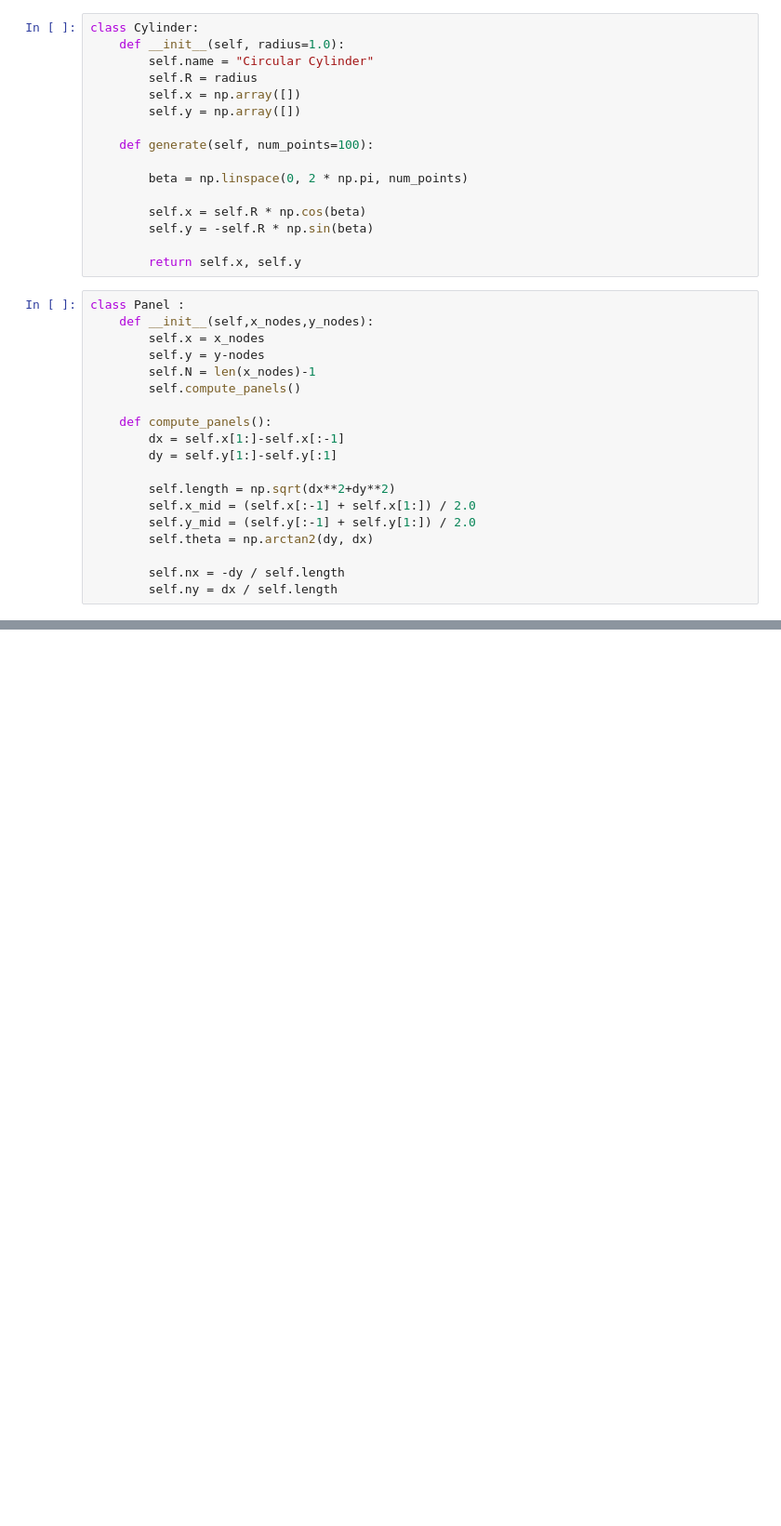
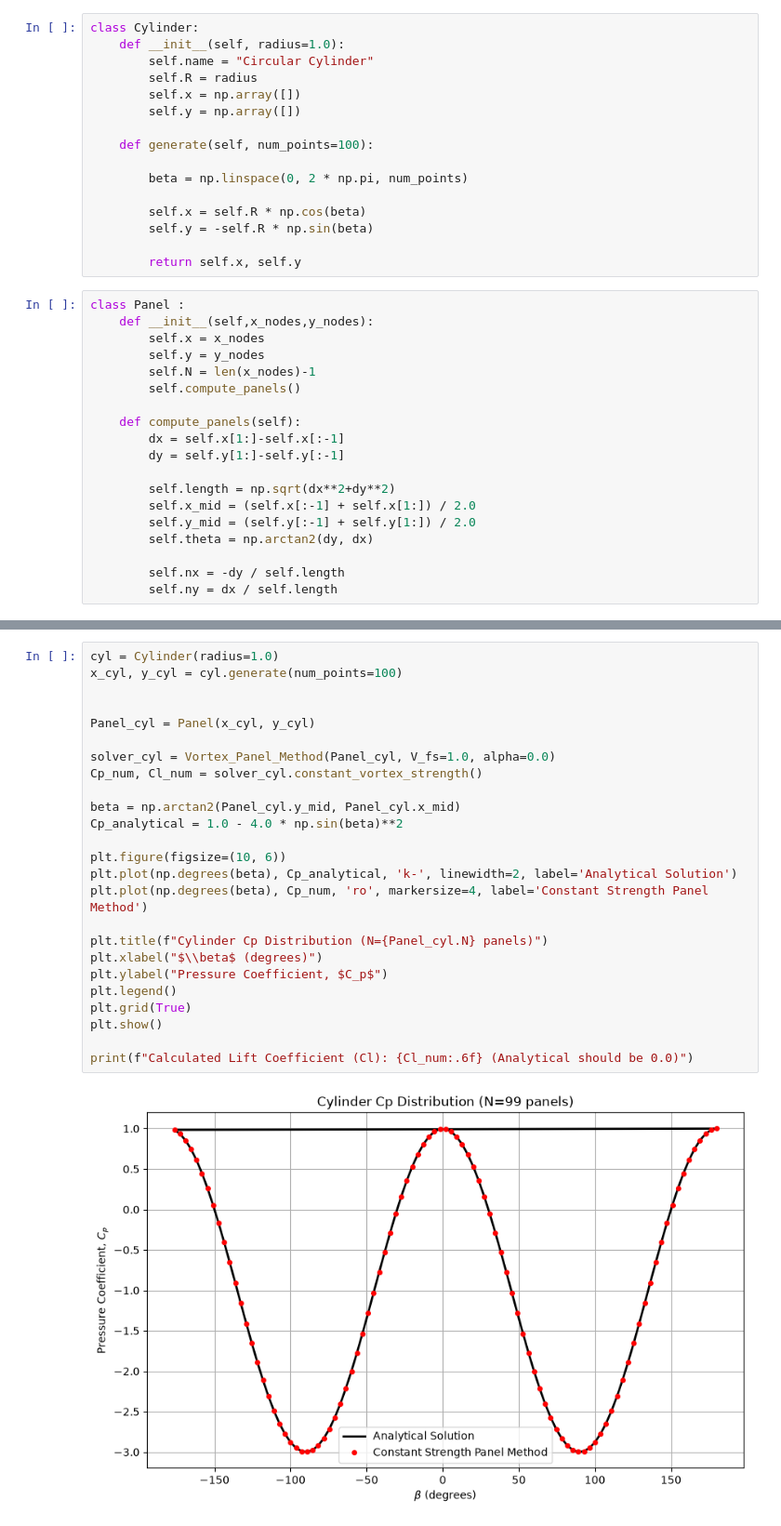
Before and after one commit to Anchalb17/AE801_2026, a Jupyter notebook: vortex_panel_method/SC26M018_vortex_panel_method.ipynb, the cells around one changed output, grey strips where cells are left out. Shown at 93% size. Drawn from its saved outputs; the diff is of its cells as text; blank space fills up the shorter version.

Commit message:
defined the vortex panel class with constant vortex strength and linear vortex strength, and applied it on the circular cylinder, symmetric and cambered airfoil.And did convergence test.

```diff
--- a/vortex_panel_method/SC26M018_vortex_panel_method.ipynb
+++ b/vortex_panel_method/SC26M018_vortex_panel_method.ipynb
@@ -72,13 +104,13 @@ class Cylinder:
 class Panel :
     def __init__(self,x_nodes,y_nodes):
         self.x = x_nodes
-        self.y = y-nodes
+        self.y = y_nodes
         self.N = len(x_nodes)-1
         self.compute_panels()
 
-    def compute_panels():
+    def compute_panels(self):
         dx = self.x[1:]-self.x[:-1]
-        dy = self.y[1:]-self.y[:1]
+        dy = self.y[1:]-self.y[:-1]
 
         self.length = np.sqrt(dx**2+dy**2)
         self.x_mid = (self.x[:-1] + self.x[1:]) / 2.0
@@ -89,0 +252,27 @@ class Panel :
+# %%
+cyl = Cylinder(radius=1.0)
+x_cyl, y_cyl = cyl.generate(num_points=100)
+
+
+Panel_cyl = Panel(x_cyl, y_cyl)
+
+solver_cyl = Vortex_Panel_Method(Panel_cyl, V_fs=1.0, alpha=0.0)
+Cp_num, Cl_num = solver_cyl.constant_vortex_strength()
+
+beta = np.arctan2(Panel_cyl.y_mid, Panel_cyl.x_mid)
+Cp_analytical = 1.0 - 4.0 * np.sin(beta)**2
+
+plt.figure(figsize=(10, 6))
+plt.plot(np.degrees(beta), Cp_analytical, 'k-', linewidth=2, label='Analytical Solution')
+plt.plot(np.degrees(beta), Cp_num, 'ro', markersize=4, label='Constant Strength Panel Method')
+
+plt.title(f"Cylinder Cp Distribution (N={Panel_cyl.N} panels)")
+plt.xlabel("$\\beta$ (degrees)")
+plt.ylabel("Pressure Coefficient, $C_p$")
+plt.legend()
+plt.grid(True)
+plt.show()
+
+print(f"Calculated Lift Coefficient (Cl): {Cl_num:.6f} (Analytical should be 0.0)")
+# %% [output]
+[figure, added]
```
Also changed, not shown: parts of 13 cells of this notebook.
